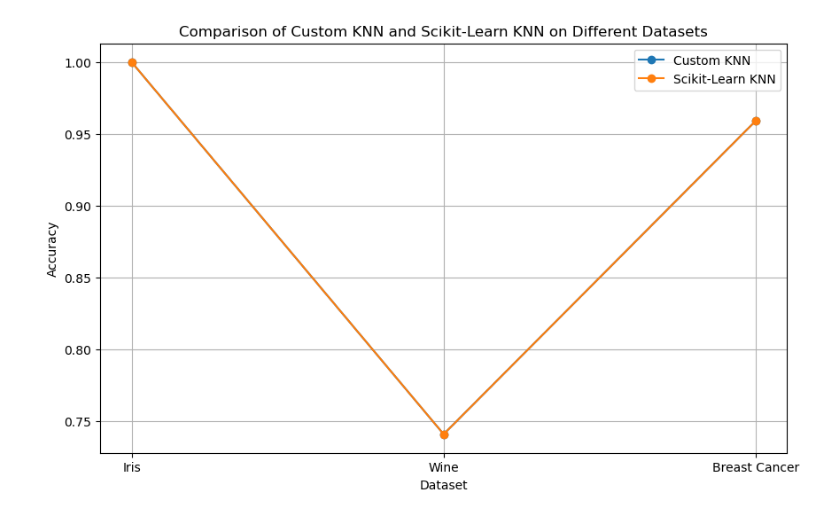
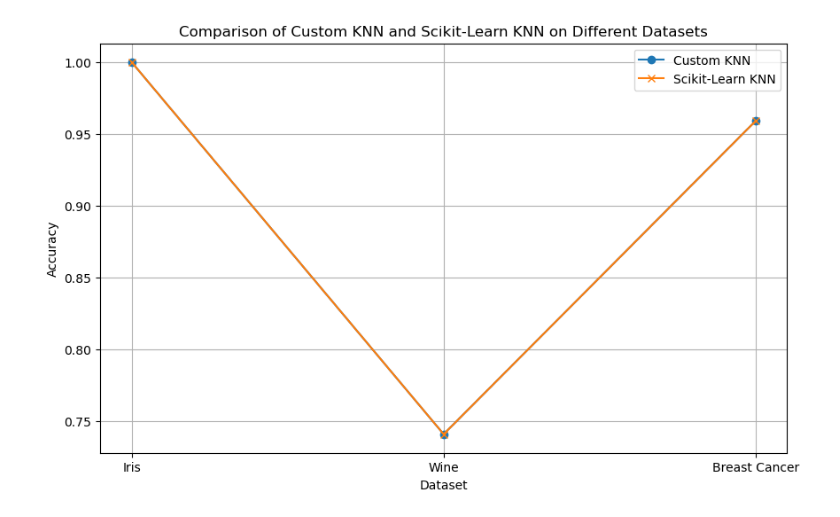
Before and after one commit to MohiZzine/mini-scikit-learn, a Jupyter notebook: mini-scikit-learn/SupervisedLearning/Neighbors/KNNTests.ipynb, the cells around one changed output. Drawn from its saved outputs; the diff is of its cells as text; code cells hidden in the pictures.

```diff
--- a/mini-scikit-learn/SupervisedLearning/Neighbors/KNNTests.ipynb
+++ b/mini-scikit-learn/SupervisedLearning/Neighbors/KNNTests.ipynb
@@ -36,15 +36,21 @@ for name, model in models.items():
 # %%
 # Plotting the results
 plt.figure(figsize=(10, 6))
+i = 1
 for name, accuracies in results.items():
-    plt.plot(range(1, len(datasets)+1), accuracies, label=name, marker='o')
+    if i == 1:
+        plt.plot(range(1, len(datasets)+1), accuracies, label=name, marker='o')
+        i += 1
+    else:
+        plt.plot(range(1, len(datasets)+1), accuracies, label=name, marker='x')
+
 
 plt.xlabel('Dataset')
 plt.ylabel('Accuracy')
 plt.title('Comparison of Custom KNN and Scikit-Learn KNN on Different Datasets')
 plt.xticks(range(1, len(datasets)+1), [name for name, _, _ in datasets])
 plt.legend()
 plt.grid(True)
 plt.show()
 # %% [output]
-[figure, old version]
+[figure, new version]
```
Also changed, not shown: 1 other file.
